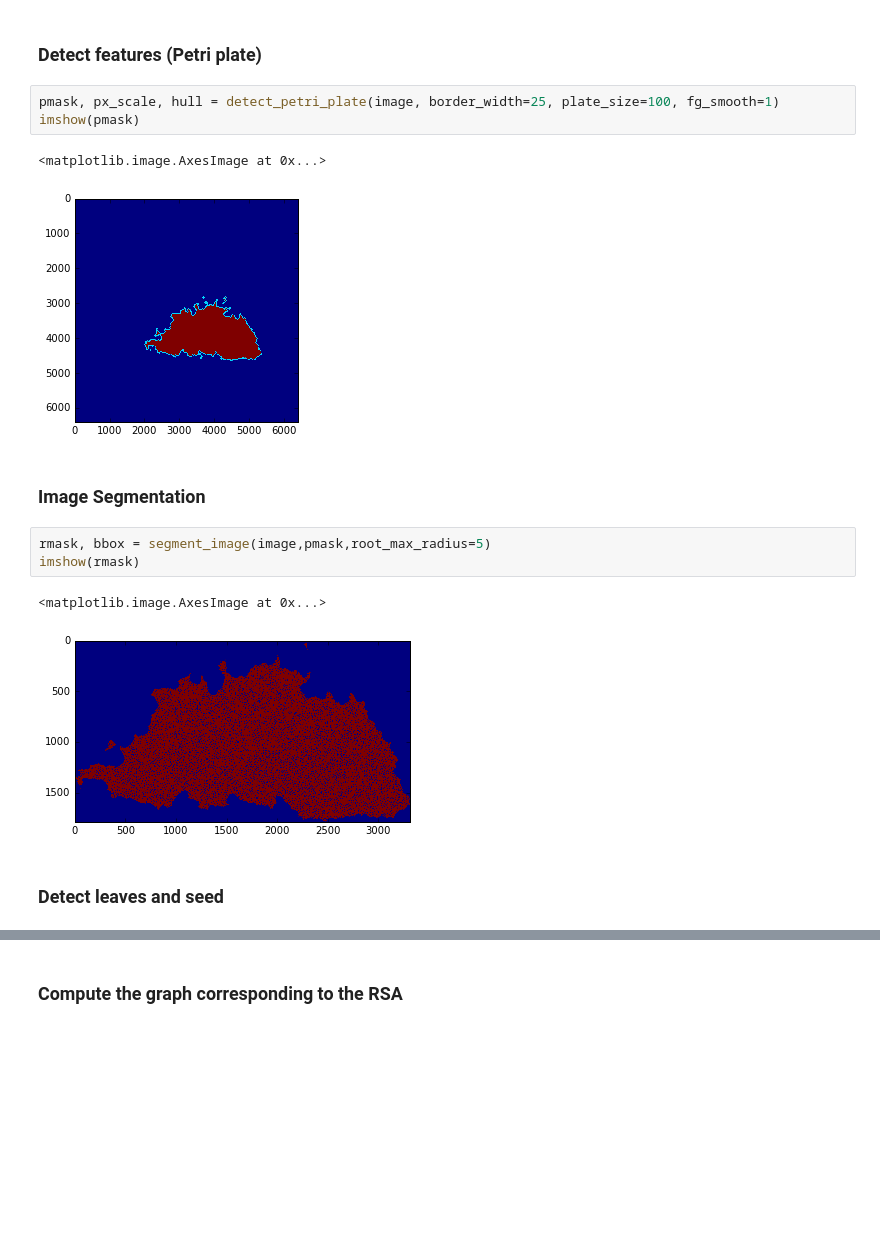
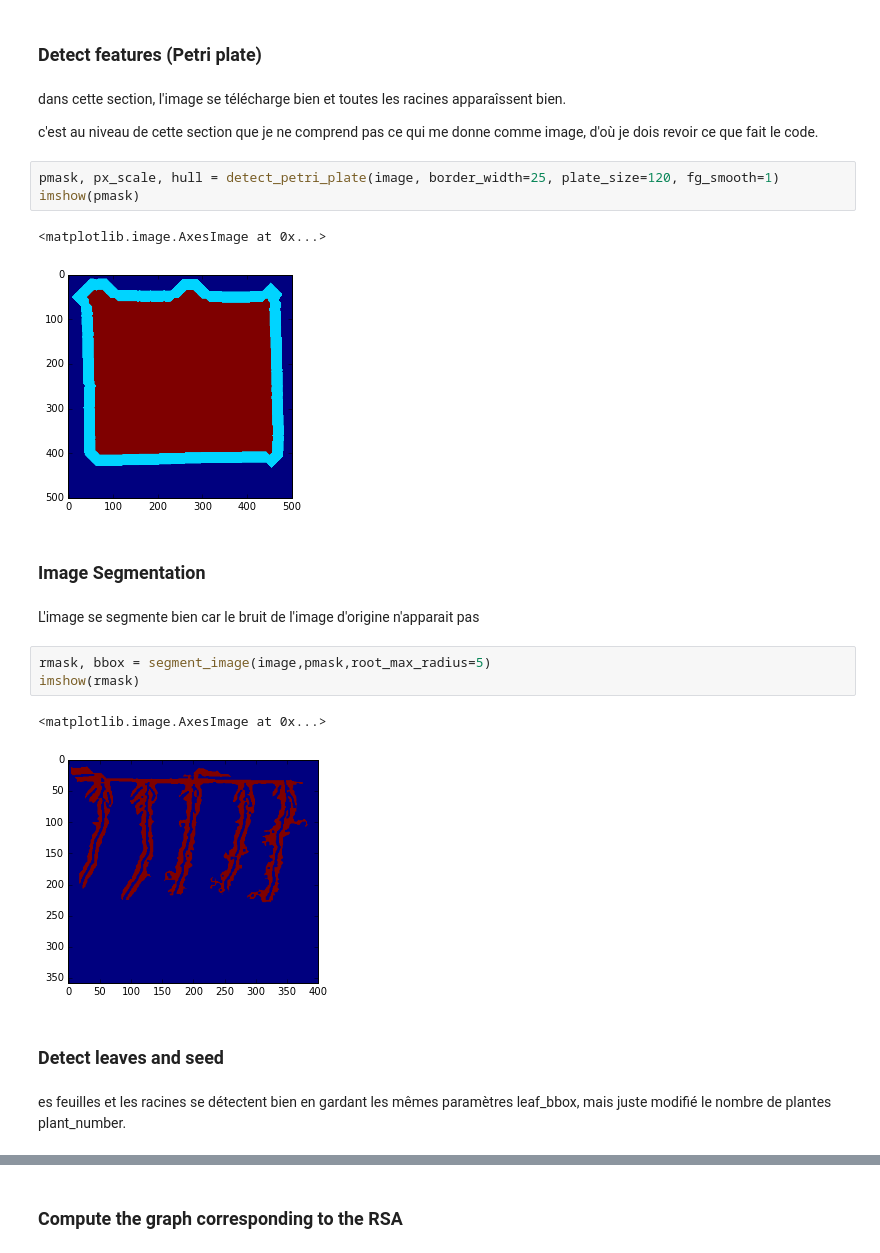
Before and after one commit to openalea-incubator/rhizoscan, a Jupyter notebook: example/test_example_new_data.ipynb, the cells around one changed output, grey strips where cells are left out. Cells and saved outputs as stored; diff of their text form; blank space fills up the shorter version.

```diff
--- a/example/test_example_new_data.ipynb
+++ b/example/test_example_new_data.ipynb
@@ -41,21 +43,29 @@ imshow(image)
 # %% [markdown]
 ### Detect features (Petri plate)
+# %% [markdown]
+dans cette section, l'image se télécharge bien et toutes les racines apparaîssent bien.
+
+c'est au niveau de cette section que je ne comprend pas ce qui me donne comme image, d'où je dois revoir ce que fait le code.
 # %%
-pmask, px_scale, hull = detect_petri_plate(image, border_width=25, plate_size=100, fg_smooth=1)
+pmask, px_scale, hull = detect_petri_plate(image, border_width=25, plate_size=120, fg_smooth=1)
 imshow(pmask)
 # %% [output]
 <matplotlib.image.AxesImage at 0x...>
-[figure, old version]
+[figure, new version]
 # %% [markdown]
 ### Image Segmentation
+# %% [markdown]
+L'image se segmente bien car le bruit de l'image d'origine n'apparait pas
 # %%
 rmask, bbox = segment_image(image,pmask,root_max_radius=5)
 imshow(rmask)
 # %% [output]
 <matplotlib.image.AxesImage at 0x...>
-[figure, old version]
+[figure, new version]
 # %% [markdown]
 ### Detect leaves and seed
+# %% [markdown]
+es feuilles et les racines se détectent bien en gardant les mêmes paramètres leaf_bbox, mais juste modifié le nombre de plantes plant_number.
 # %%
 seed_map = detect_leaves(rmask, image, bbox, plant_number=5, leaf_bbox=[0,0,1,.4])
 #imshow(seed_map)
```
Also changed, not shown: parts of 8 cells of this notebook, 3 other files.
